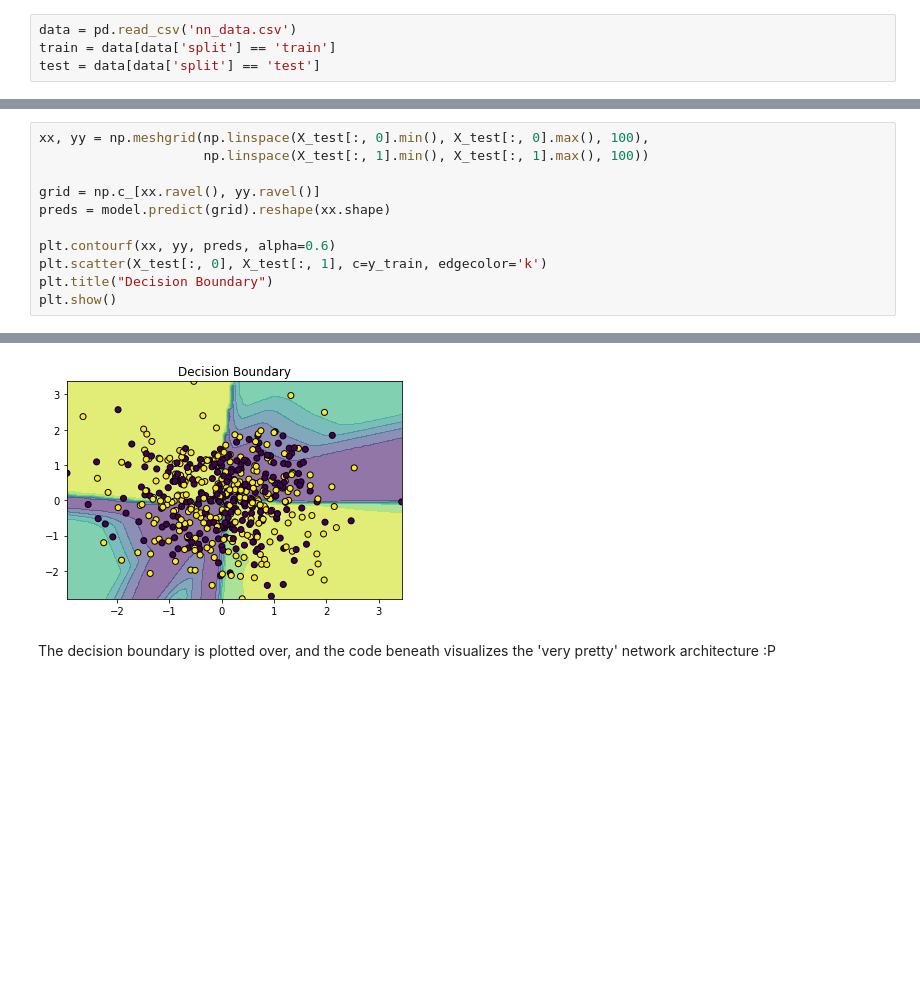
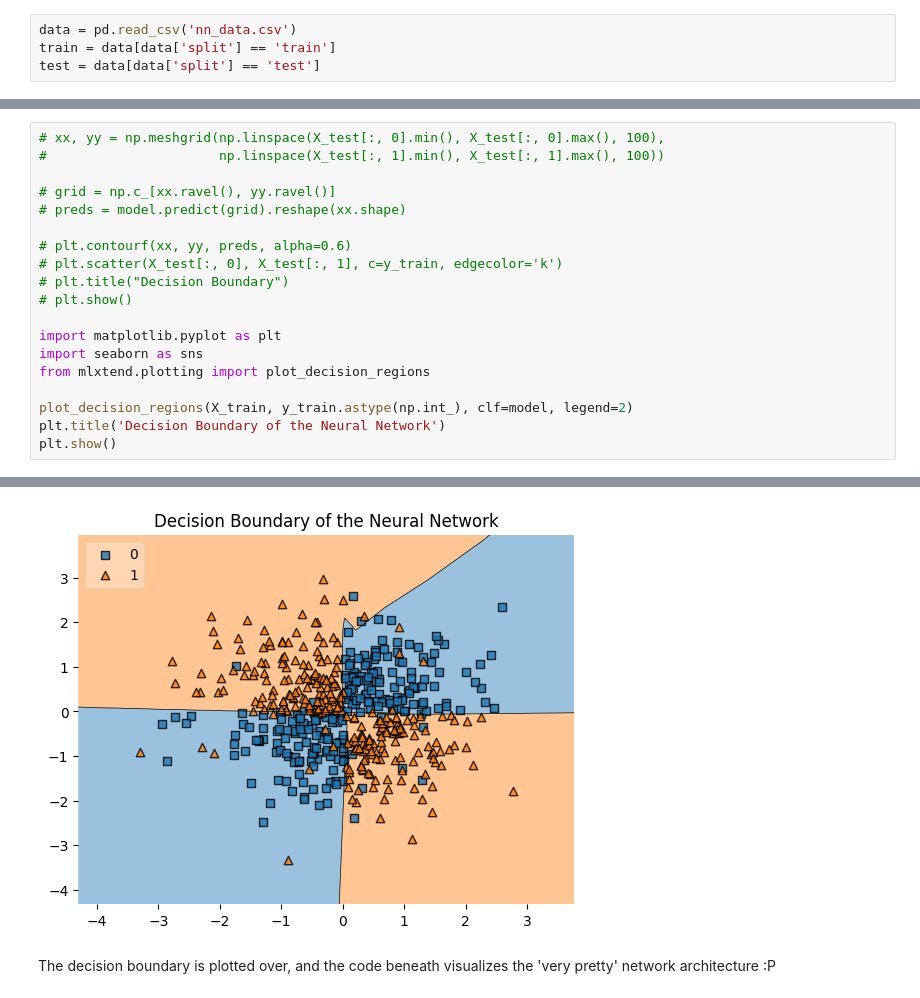
Before and after one commit to jadamixd/Machine-Learning, a Jupyter notebook: Assignment2/Chapter_2.ipynb, the cells around one changed output, grey strips where cells are left out. Drawn from its saved outputs; the diff is of its cells as text; blank space fills up the shorter version.

```diff
--- a/Assignment2/Chapter_2.ipynb
+++ b/Assignment2/Chapter_2.ipynb
@@ -165,12 +170,20 @@ plt.show()
 # %%
-xx, yy = np.meshgrid(np.linspace(X_test[:, 0].min(), X_test[:, 0].max(), 100),
-                     np.linspace(X_test[:, 1].min(), X_test[:, 1].max(), 100))
+# xx, yy = np.meshgrid(np.linspace(X_test[:, 0].min(), X_test[:, 0].max(), 100),
+#                      np.linspace(X_test[:, 1].min(), X_test[:, 1].max(), 100))
 
-grid = np.c_[xx.ravel(), yy.ravel()]
-preds = model.predict(grid).reshape(xx.shape)
+# grid = np.c_[xx.ravel(), yy.ravel()]
+# preds = model.predict(grid).reshape(xx.shape)
 
-plt.contourf(xx, yy, preds, alpha=0.6)
-plt.scatter(X_test[:, 0], X_test[:, 1], c=y_train, edgecolor='k')
-plt.title("Decision Boundary")
+# plt.contourf(xx, yy, preds, alpha=0.6)
+# plt.scatter(X_test[:, 0], X_test[:, 1], c=y_train, edgecolor='k')
+# plt.title("Decision Boundary")
+# plt.show()
+
+import matplotlib.pyplot as plt
+import seaborn as sns
+from mlxtend.plotting import plot_decision_regions
+
+plot_decision_regions(X_train, y_train.astype(np.int_), clf=model, legend=2)
+plt.title('Decision Boundary of the Neural Network')
 plt.show()
 # %% [output]
@@ -178,3 +191,3 @@ plt.show()
-[figure, old version]
+[figure, new version]
 # %% [markdown]
 The decision boundary is plotted over, and the code beneath visualizes the 'very pretty' network architecture :P
```
Also changed, not shown: parts of 24 cells of this notebook, 1 other file.
